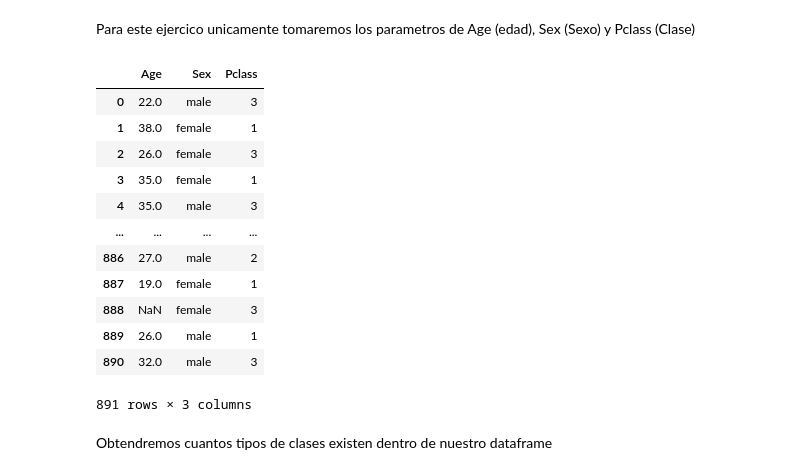
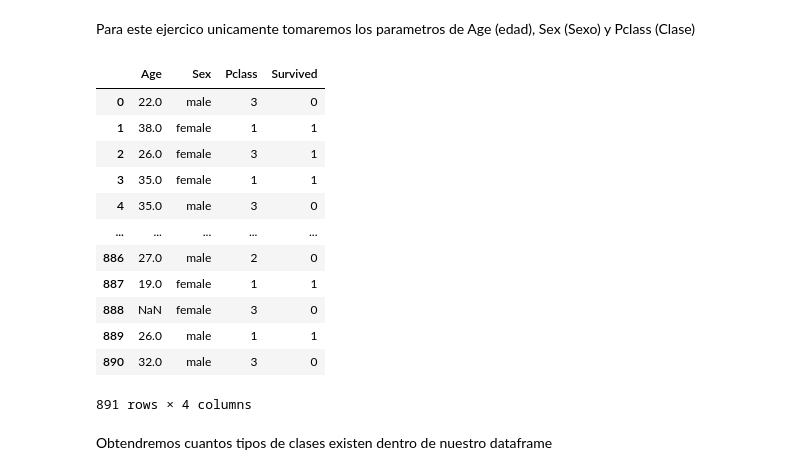
Before and after one commit to Gabonoid/KMedias, a Jupyter notebook: titanic.ipynb, the cells around one changed output. Cells and saved outputs as stored; diff of their text form; code cells hidden in the pictures.

```diff
--- a/titanic.ipynb
+++ b/titanic.ipynb
@@ -38,21 +38,21 @@ df.head(20)
 # %% [markdown]
 Para este ejercico unicamente tomaremos los parametros de Age (edad), Sex (Sexo) y Pclass (Clase)
 # %%
-df[["Age","Sex","Pclass"]]
+df[["Age","Sex","Pclass","Survived"]]
 # %% [output]
-|  | Age | Sex | Pclass |
-| 0 | 22.0 | male | 3 |
-| 1 | 38.0 | female | 1 |
-| 2 | 26.0 | female | 3 |
-| 3 | 35.0 | female | 1 |
-| 4 | 35.0 | male | 3 |
-| ... | ... | ... | ... |
-| 886 | 27.0 | male | 2 |
-| 887 | 19.0 | female | 1 |
-| 888 | NaN | female | 3 |
-| 889 | 26.0 | male | 1 |
-| 890 | 32.0 | male | 3 |
+|  | Age | Sex | Pclass | Survived |
+| 0 | 22.0 | male | 3 | 0 |
+| 1 | 38.0 | female | 1 | 1 |
+| 2 | 26.0 | female | 3 | 1 |
+| 3 | 35.0 | female | 1 | 1 |
+| 4 | 35.0 | male | 3 | 0 |
+| ... | ... | ... | ... | ... |
+| 886 | 27.0 | male | 2 | 0 |
+| 887 | 19.0 | female | 1 | 1 |
+| 888 | NaN | female | 3 | 0 |
+| 889 | 26.0 | male | 1 | 1 |
+| 890 | 32.0 | male | 3 | 0 |
-891 rows × 3 columns
+891 rows × 4 columns
 # %% [markdown]
 Obtendremos cuantos tipos de clases existen dentro de nuestro dataframe
 # %%
```
Also changed, not shown: parts of 5 cells of this notebook.
